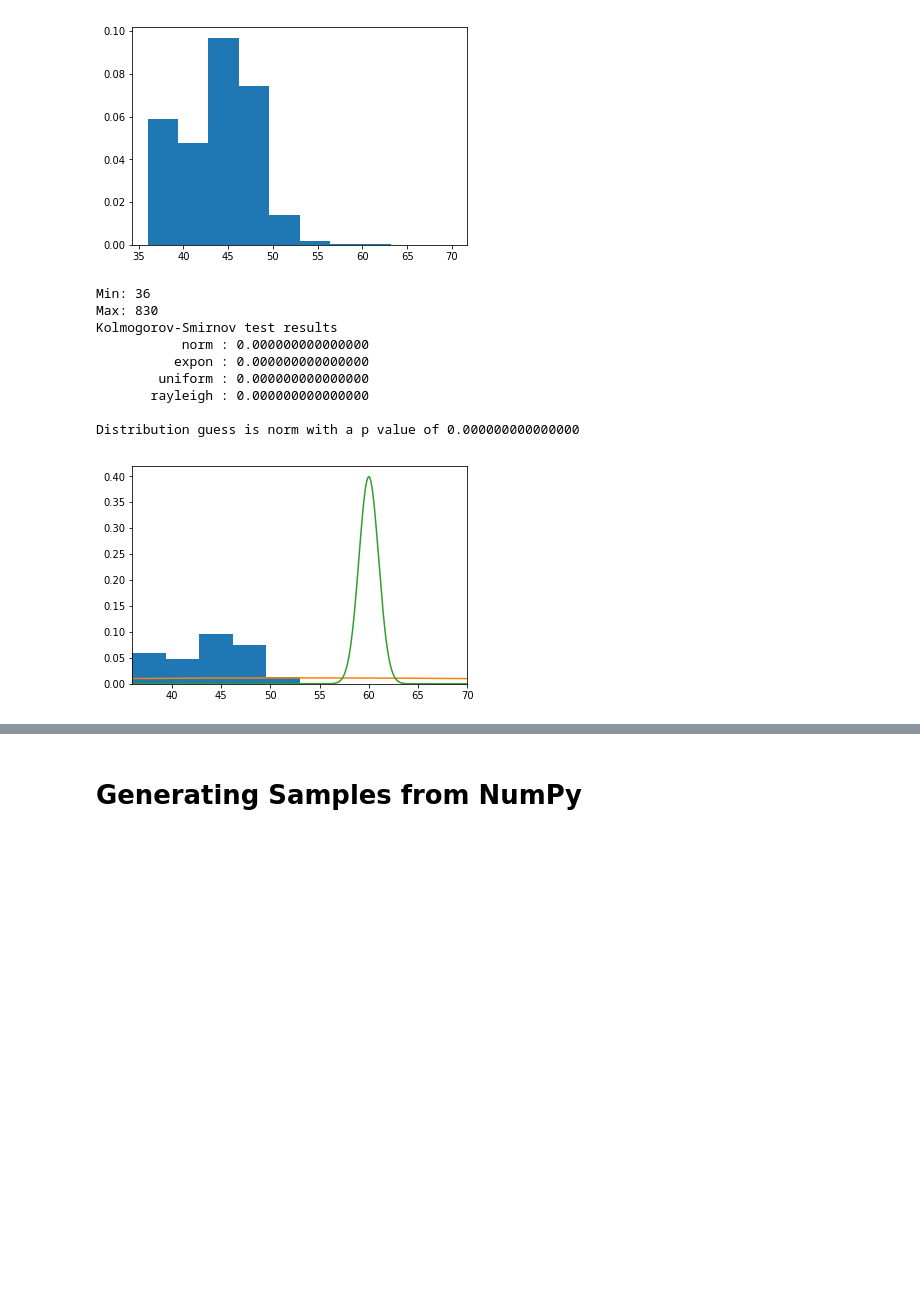
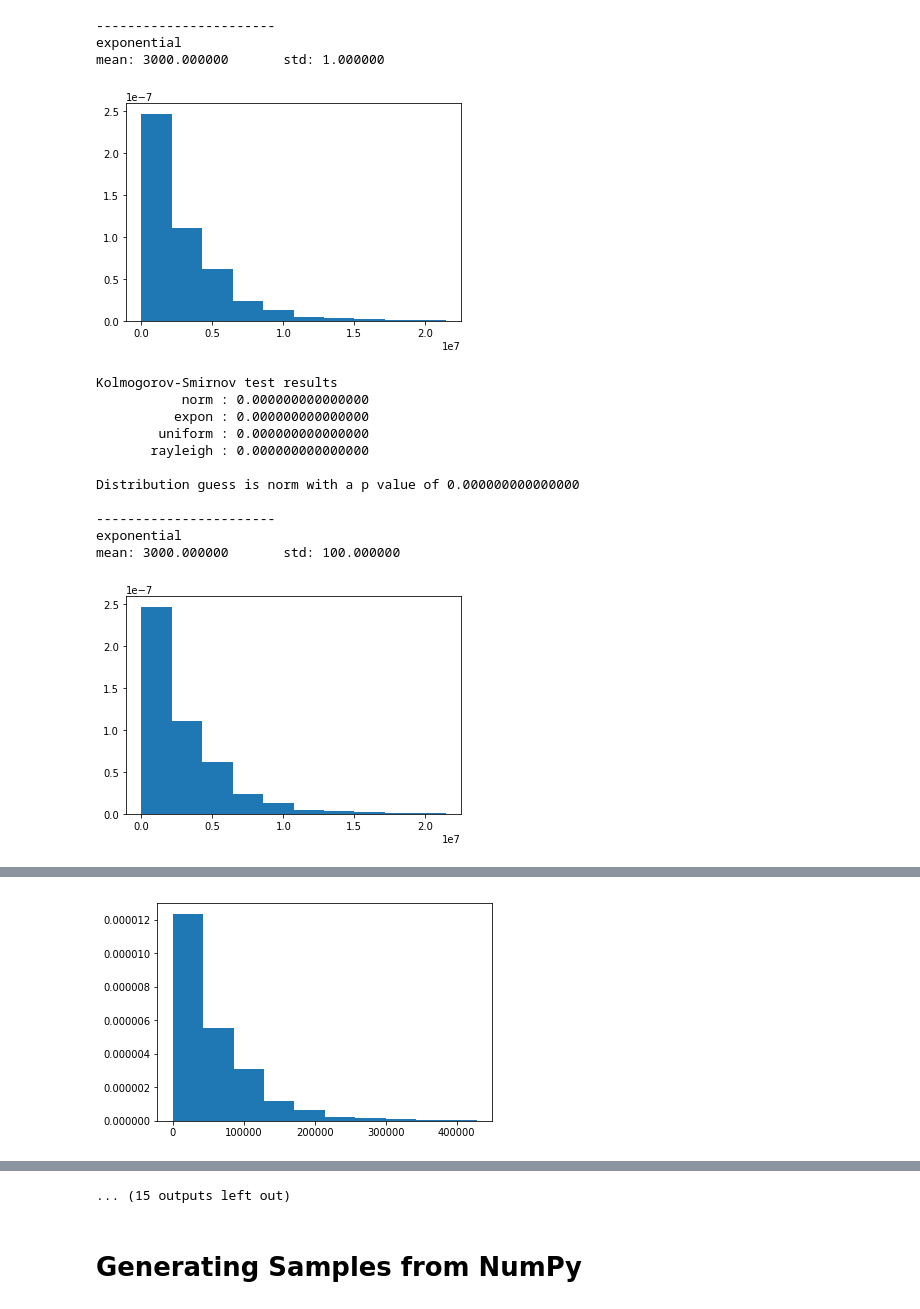
Before and after one commit to qwofford/popperized, a Jupyter notebook: pipelines/analysis/distribution_tests.ipynb, the cells around one changed output, grey strips where cells are left out. Saved outputs shown, nothing was run; the diff lists cells and outputs as text; code cells hidden in the pictures; blank space fills up the shorter version.

Commit message:
Analyzed results from data_generator in distribution_tests

```diff
--- a/pipelines/analysis/distribution_tests.ipynb
+++ b/pipelines/analysis/distribution_tests.ipynb
@@ -34,38 +69,46 @@ def fit_dist(samples):
 # %%
-# Load and plot the generated values
-# csv generated with `mpirun -np 1 scripts/app_gen/app_gen_metrics 60 1 gaussian 1000`
-samples = np.genfromtxt("bsp_prototype_results/magrathea_b305059c32fc7.csv", delimiter=',')
-times = samples[:,-1] - samples[:,-2]
-plt.hist(times, range=(times.min(),70), density=True)
-plt.plot()
-plt.show()
-print("Min: %d"%times.min())
-print("Max: %d"%times.max())
+# Load the generated values
 
-# Run the distribution test
-# TODO: The correct distribution is not selected
-dist, params = fit_dist(times)
-mean = samples[0,4]
-std = samples[0,5]
+df = pd.read_csv('../data_generator/results/result.csv')
+for dist_runs in df.groupby(['distribution']):
+    for run in dist_runs[1].groupby(['uniq_id']):
+        print("-----------------------")
+        print(run[1].get(['distribution']).values[0,0])
+        print("mean: %f\tstd: %f"%(
+            run[1].get(['mean']).values[0,0],
+            run[1].get(['std']).values[0,0]
+        ))
 
-frame_max = 70
+        samples = run[1].get(['actual_sleep_nsec']).values
 
-# Plot the fitted distribution
-x_vals = np.linspace(times.min(),frame_max,1000)
-plt.hist(times, range=(times.min(),frame_max), density=True)
-plt.plot(x_vals, stats.norm.pdf(x_vals, loc=params[0], scale=params[1]))
-plt.plot(x_vals, stats.norm.pdf(x_vals, loc=mean, scale=std))
-plt.xlim(times.min(), frame_max)
-plt.show()
+        plt.hist(samples, density=True)
+        plt.plot()
+        plt.show()
+
+        # Run the distribution test
+        dist, params = fit_dist(samples)
+
+        # Plot the fitted distribution
+#         x_vals = np.linspace(samples.min(),samples.max(),1000)
+#         plt.hist(samples, density=True)
+#         plt.plot(x_vals, stats.norm.pdf(x_vals, loc=params[0], scale=params[1]))
+#         plt.plot(x_vals, stats.norm.pdf(x_vals, loc=mean, scale=std))
+#         plt.xlim(samples.min(), frame_max)
+#         plt.show()
 # %% [output]
+-----------------------
+exponential
+mean: 3000.000000       std: 1.000000
-[figure, old version]
+[figure, new version]
-Min: 36
-Max: 830
-Kolmogorov-Smirnov test results
-           norm : 0.000000000000000
-          expon : 0.000000000000000
-        uniform : 0.000000000000000
-       rayleigh : 0.000000000000000
-
-Distribution guess is norm with a p value of 0.000000000000000
+Kolmogorov-Smirnov test results
+           norm : 0.000000000000000
+          expon : 0.000000000000000
+        uniform : 0.000000000000000
+       rayleigh : 0.000000000000000
+
+Distribution guess is norm with a p value of 0.000000000000000
+
+-----------------------
+exponential
+mean: 3000.000000       std: 100.000000
-[figure, old version]
+[figure, new version]
@@ -71,0 +126 @@ Distribution guess is norm with a p value of 0.000000000000000
+[figure, added]
@@ -72,3 +163,4 @@ Distribution guess is norm with a p value of 0.000000000000000
+... (15 outputs left out)
 # %% [markdown]
 # Generating Samples from NumPy
 # %%
```
Also changed, not shown: parts of 3 cells of this notebook.
